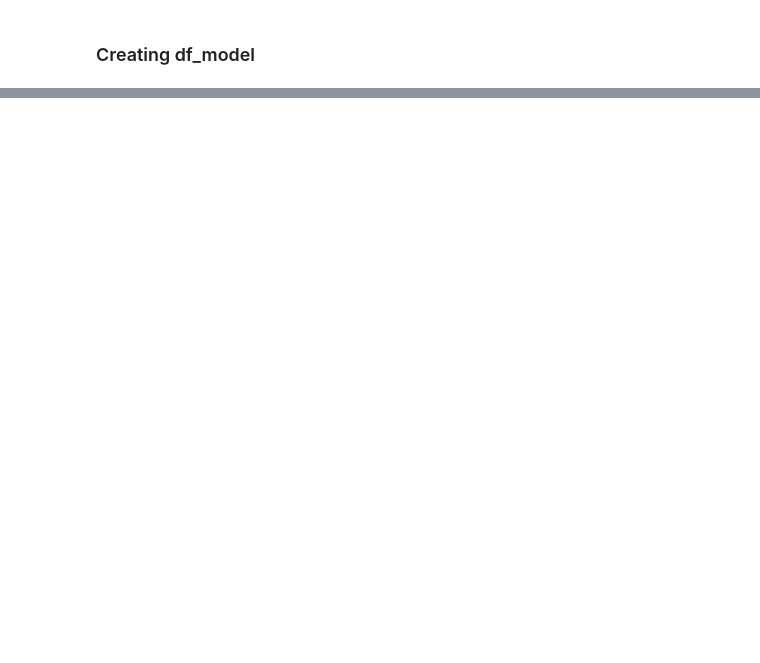
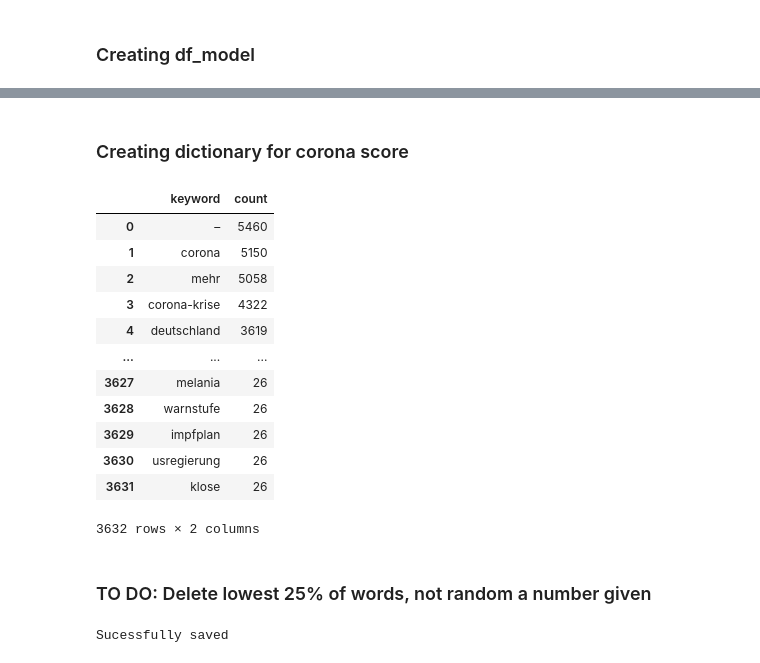
Before and after one commit to jw15667/vaccine_sentiment, a Jupyter notebook: german/DATA PREPROCESSING | vaccine confidence.ipynb, the cells around one changed output, grey strips where cells are left out. Saved outputs shown, nothing was run; the diff lists cells and outputs as text; code cells hidden in the pictures; blank space fills up the shorter version.

```diff
--- a/german/DATA PREPROCESSING | vaccine confidence.ipynb
+++ b/german/DATA PREPROCESSING | vaccine confidence.ipynb
@@ -315,6 +315,9 @@ sort_zeit
  ('leer', 49),
  ...]
 # %%
+sort_zeit = sorted(news_dict.items(), key=lambda x: x[1], reverse=True)
+sort_zeit
+
 keywords_zeit=pd.DataFrame()
 
 keywords_zeit["keyword"]=[sort_zeit[i][0] for i in range(len(sort_zeit))]
@@ -445,7 +448,7 @@ spiegel_df["original_headline"][0]
 # %%
 #corona_list=["corona","rki","drosten","wieler","merkel","spahn","coronavirus","virus","lockdown","pandemie","epidemie","pcr-test","impfzentren","hausärzte","schnelltest","teststrategie","intensivbetten","covid","covid-19","impfung","impfstrategie","impfen","biontech","pfizer", "biontech/pfizer","moderna","johnson&johnson", "curevac","astrazeneca","oxford","janssen"]
 # %%
-#corona_list=["corona","rki","drosten","wieler","merkel","spahn","coronavirus","virus","lockdown","pandemie","epidemie","pcr-test","impfzentren","hausärzte","schnelltest","teststrategie","intensivbetten","covid","covid-19","impfung","impfstrategie","impfen","biontech","pfizer", "biontech/pfizer","moderna","johnson&johnson", "curevac","astrazeneca","oxford","janssen"]
+corona_list=["corona","rki","wirkstoff","drosten","wieler","merkel","spahn","coronavirus","virus","lockdown","pandemie","epidemie","pcr-test","impfzentren","hausärzte","schnelltest","teststrategie","intensivbetten","covid","covid-19","impfung","impfstrategie","impfen","biontech","pfizer", "biontech/pfizer","moderna","johnson&johnson", "curevac","astrazeneca","oxford","janssen"]
 
 
 
@@ -717,2 +1065,54 @@ test.to_csv("/Users/carolinvogt/Becoming_Data_Analyst/vaccine_confidence/df_mode
 
 print("Sucessfully saved")
+# %% [markdown]
+### Creating dictionary for corona score
+# %%
+def corona_score_dic(df):
+    news_dict = {}
+
+    for i in list(df.index):
+        #cleaning words_list for every index
+        words_list=[]
+        words_list+=df["headline"][i].split(' ')
+        words_set=set(words_list)
+        for x in words_list:
+            if x not in news_dict:
+                news_dict[x] = 1
+            else:
+                news_dict[x] += 1
+
+    news_dict_sort = sorted(news_dict.items(), key=lambda x: x[1], reverse=True)
+
+    keywords=pd.DataFrame()
+
+    keywords["keyword"]=[news_dict_sort[i][0] for i in range(len(news_dict_sort))]
+    keywords["count"]=[news_dict_sort[i][1] for i in range(len(news_dict_sort))]
+
+    keywords=keywords[keywords["count"]>25]
+
+    return keywords
+# %%
+keywords=corona_score_dic(test)
+keywords
+# %% [output]
+|  | keyword | count |
+| 0 | – | 5460 |
+| 1 | corona | 5150 |
+| 2 | mehr | 5058 |
+| 3 | corona-krise | 4322 |
+| 4 | deutschland | 3619 |
+| ... | ... | ... |
+| 3627 | melania | 26 |
+| 3628 | warnstufe | 26 |
+| 3629 | impfplan | 26 |
+| 3630 | usregierung | 26 |
+| 3631 | klose | 26 |
+3632 rows × 2 columns
+# %% [markdown]
+### TO DO: Delete lowest 25% of words, not random a number given
+# %%
+keywords.to_csv("/Users/carolinvogt/Becoming_Data_Analyst/vaccine_sentiment/german/corona_dictionary_german.csv")
+
+print("Sucessfully saved")
+# %% [output]
+Sucessfully saved
```
Also changed, not shown: parts of 40 cells of this notebook, 4 other files.
